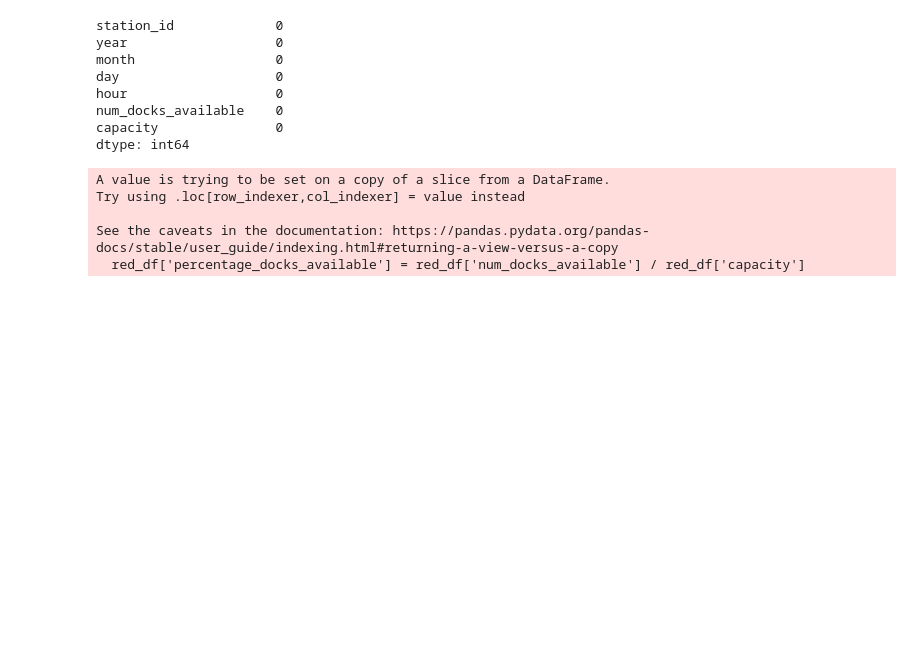
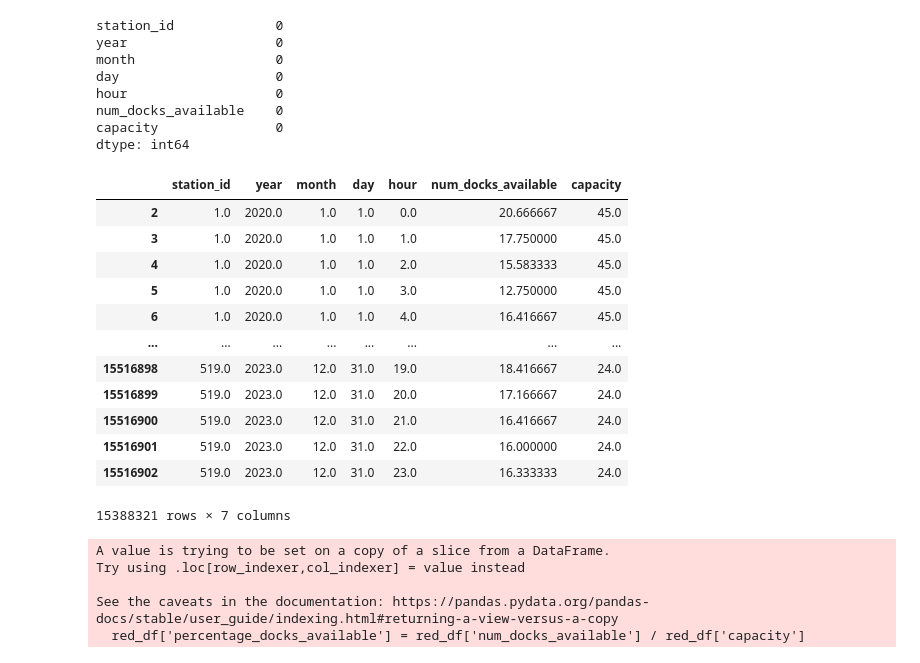
Before and after one commit to jafuma0320/2024-Online-Bike-Availability-Prediction, a Jupyter notebook: Prediccion usando Dask/Biking.ipynb, the cells around one changed output. Saved outputs shown, nothing was run; the diff lists cells and outputs as text; code cells hidden in the pictures; blank space fills up the shorter version.

```diff
--- a/Prediccion usando Dask/Biking.ipynb
+++ b/Prediccion usando Dask/Biking.ipynb
@@ -601,3 +617,19 @@ dtype: int64
+# %%
+red_df
+# %% [output]
+|  | station_id | year | month | day | hour | num_docks_available | capacity |
+| 2 | 1.0 | 2020.0 | 1.0 | 1.0 | 0.0 | 20.666667 | 45.0 |
+| 3 | 1.0 | 2020.0 | 1.0 | 1.0 | 1.0 | 17.750000 | 45.0 |
+| 4 | 1.0 | 2020.0 | 1.0 | 1.0 | 2.0 | 15.583333 | 45.0 |
+| 5 | 1.0 | 2020.0 | 1.0 | 1.0 | 3.0 | 12.750000 | 45.0 |
+| 6 | 1.0 | 2020.0 | 1.0 | 1.0 | 4.0 | 16.416667 | 45.0 |
+| ... | ... | ... | ... | ... | ... | ... | ... |
+| 15516898 | 519.0 | 2023.0 | 12.0 | 31.0 | 19.0 | 18.416667 | 24.0 |
+| 15516899 | 519.0 | 2023.0 | 12.0 | 31.0 | 20.0 | 17.166667 | 24.0 |
+| 15516900 | 519.0 | 2023.0 | 12.0 | 31.0 | 21.0 | 16.416667 | 24.0 |
+| 15516901 | 519.0 | 2023.0 | 12.0 | 31.0 | 22.0 | 16.000000 | 24.0 |
+| 15516902 | 519.0 | 2023.0 | 12.0 | 31.0 | 23.0 | 16.333333 | 24.0 |
+15388321 rows × 7 columns
 # %%
 red_df['percentage_docks_available'] = red_df['num_docks_available'] / red_df['capacity']
 # %% [output]
```
Also changed, not shown: parts of 22 cells of this notebook.
